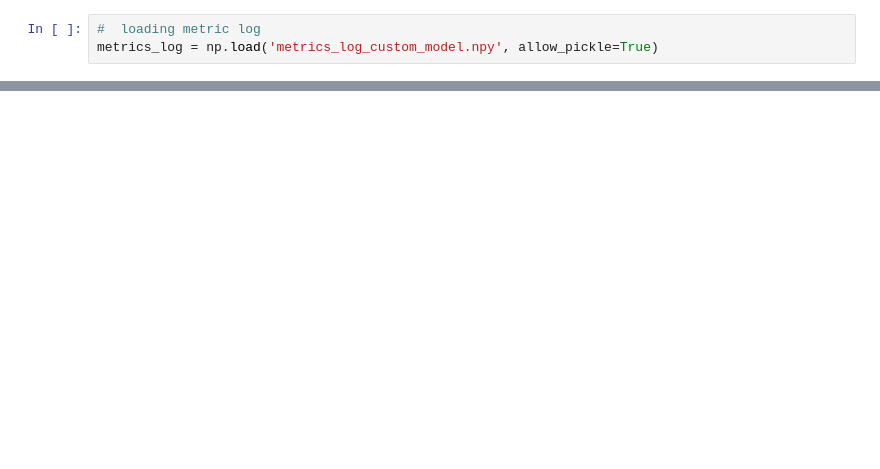
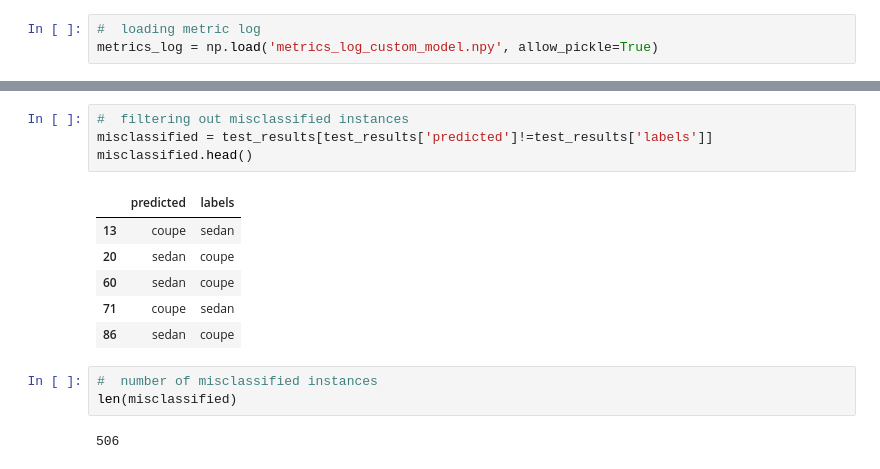
Before and after one commit to Oreolorun/Image-Recognition, a Jupyter notebook: CarTypeImageRegcognition.ipynb, the cells around one changed output, grey strips where cells are left out. Saved outputs shown, nothing was run; the diff lists cells and outputs as text; blank space fills up the shorter version.

```diff
--- a/CarTypeImageRegcognition.ipynb
+++ b/CarTypeImageRegcognition.ipynb
@@ -433,0 +397,16 @@ pd.read_csv('example.csv', header=None)
+# %%
+#  filtering out misclassified instances
+misclassified = test_results[test_results['predicted']!=test_results['labels']]
+misclassified.head()
+# %% [output]
+|  | predicted | labels |
+| 13 | coupe | sedan |
+| 20 | sedan | coupe |
+| 60 | sedan | coupe |
+| 71 | coupe | sedan |
+| 86 | sedan | coupe |
+# %%
+#  number of misclassified instances
+len(misclassified)
+# %% [output]
+506
```
Also changed, not shown: parts of 33 cells of this notebook.
